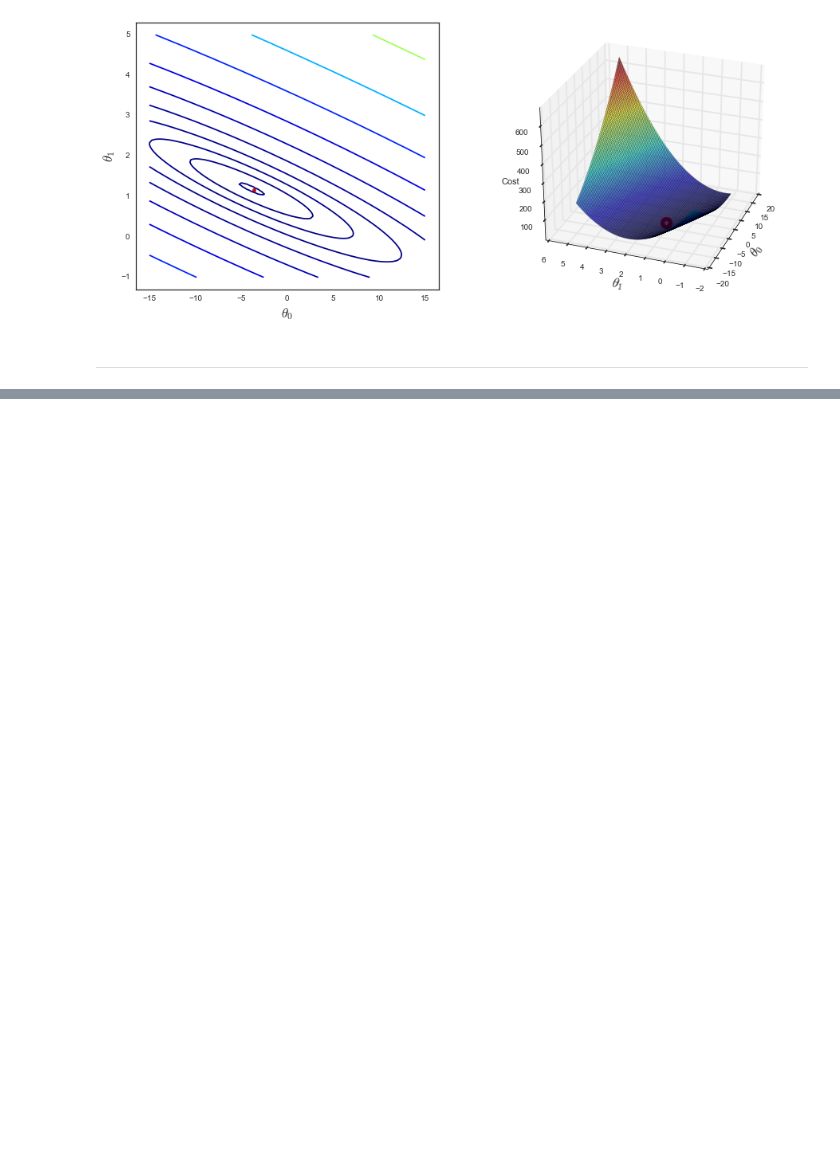
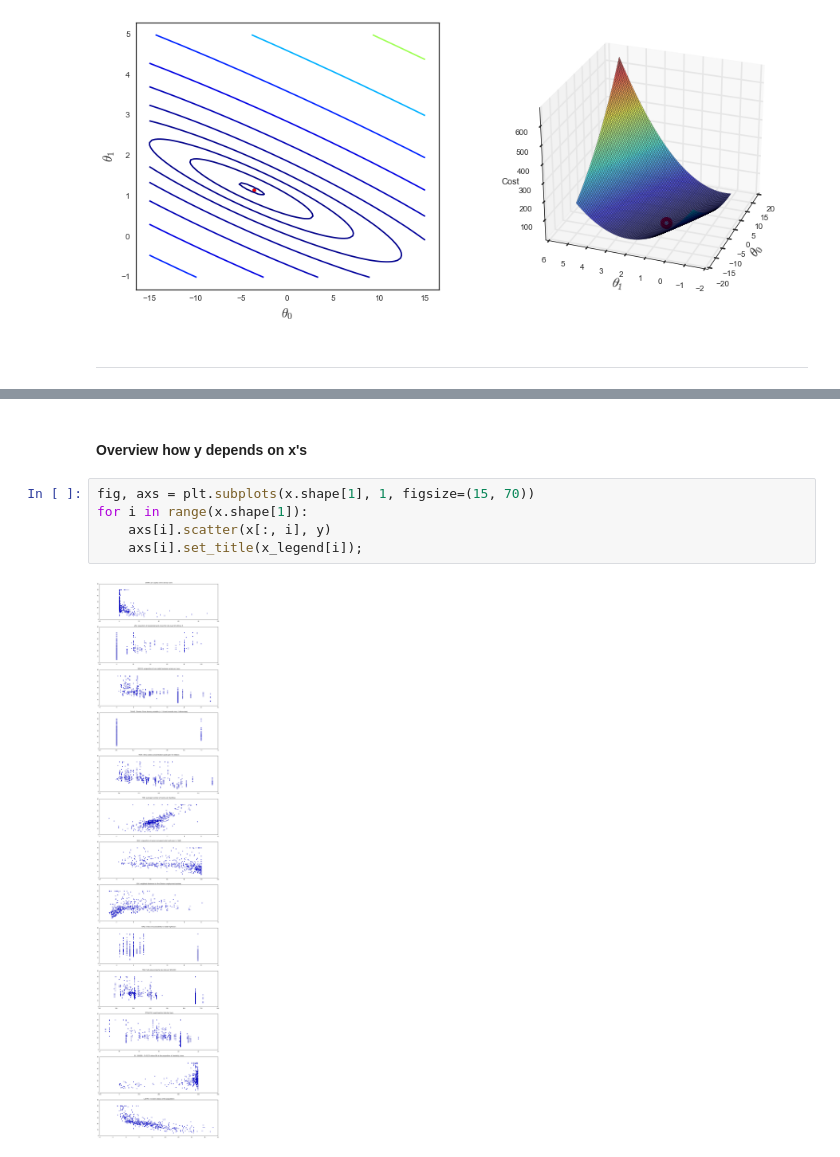
Before and after one commit to kirilldolmatov/Coursera-Machine-Learning-AndrewNg, a Jupyter notebook: Week 1.ipynb, the cells around one changed output, grey strips where cells are left out. Cells and saved outputs as stored; diff of their text form; blank space fills up the shorter version.

```diff
--- a/Week 1.ipynb
+++ b/Week 1.ipynb
@@ -138,0 +176,9 @@ for ax in fig.axes:
+# %% [markdown]
+#### Overview how y depends on x's
+# %%
+fig, axs = plt.subplots(x.shape[1], 1, figsize=(15, 70))
+for i in range(x.shape[1]):
+    axs[i].scatter(x[:, i], y)
+    axs[i].set_title(x_legend[i]);
+# %% [output]
+[figure, added]
```
Also changed, not shown: parts of 12 cells of this notebook.
